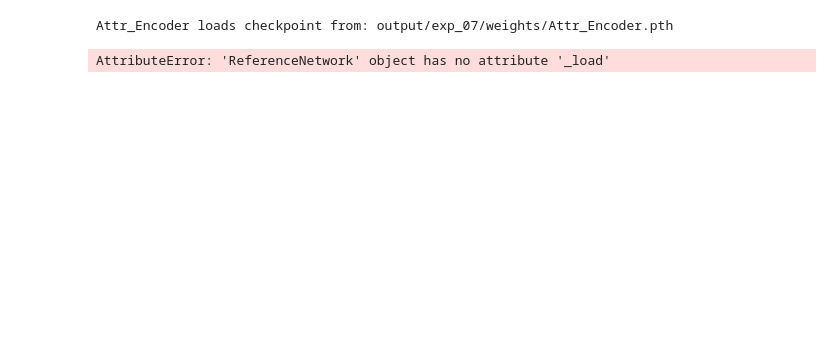
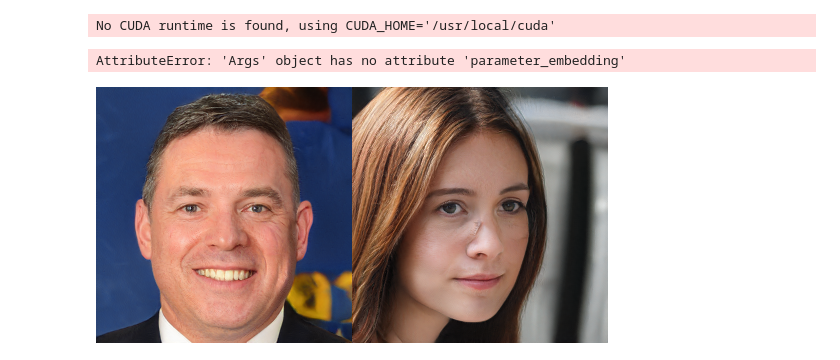
Before and after one commit to RodneyHe/stylespace_plus, a Jupyter notebook: evaluation.ipynb, the cells around one changed output. Cells and saved outputs as stored; diff of their text form; code cells hidden in the pictures; blank space fills up the shorter version.

```diff
--- a/evaluation.ipynb
+++ b/evaluation.ipynb
@@ -6,6 +6,7 @@ import cv2 as cv
 import numpy as np
 
 import torch
+import os
 import torchvision.transforms.functional as TF
 from torchvision.io import read_image
 from torchvision.utils import make_grid
@@ -13,39 +14,56 @@ from torchvision.utils import make_grid
 
 class Args(object):
     def __init__(self):
-        self.name = "exp_07"
+        self.name = "exp_11"
         self.resolution = 256
-        self.load_checkpoint = True
+        self.load_checkpoint = ""
         self.train = False
-        self.dataset_path = Path("./dataset/gen_dataset/")
+        self.dataset_path = Path("./dataset/")
         self.results_dir = Path("./output")
         self.pretrained_models_path = Path("./pretrained")
-        self.train_data_size = 50000
+        self.train_data_size = 36000
         self.batch_size = 6
         self.reals = False
         self.test_real_attr = True
         self.train_real_attr = False
         self.weights_dir = self.results_dir.joinpath(self.name+"/weights")
+        self.feature_embedding = False
+
 
 args = Args()
 
 DEVICE = torch.device("cuda" if torch.cuda.is_available() else "cpu")
 
-id_model_path = str(args.pretrained_models_path.joinpath("resnet50_scratch_weight.pkl"))
-stylegan_G_path = str(args.pretrained_models_path.joinpath("ffhq.pkl"))
-landmarks_model_path = str(args.pretrained_models_path.joinpath('3DDFA/phase1_wpdc_vdc.pth.tar'))
+id_model_path = str(args.pretrained_models_path.joinpath(
+    "20180402-114759-vggface2.pt"))
+stylegan_G_path = str(args.pretrained_models_path.joinpath(
+    "stylegan2-ffhq-256x256.pkl"))
+landmarks_model_path = str(
+    args.pretrained_models_path.joinpath('3DDFA/phase1_wpdc_vdc.pth.tar'))
 
 network = Network(args=args, id_model_path=id_model_path, base_generator_path=stylegan_G_path,
-                  landmarks_detector_path=landmarks_model_path, device=DEVICE, load_chackpoint=args.load_checkpoint)
+                  landmarks_detector_path=landmarks_model_path, device=DEVICE)
 # %% [output]
-Attr_Encoder loads checkpoint from: output/exp_07/weights/Attr_Encoder.pth
+No CUDA runtime is found, using CUDA_HOME='/usr/local/cuda'
-AttributeError: 'ReferenceNetwork' object has no attribute '_load'
+AttributeError: 'Args' object has no attribute 'parameter_embedding'
 # %%
-id_image = cv.imread(str(args.dataset_path.joinpath("image/1000/3.png")))
-attr_image = cv.imread(str(args.dataset_path.joinpath("image/1000/29.png")))
+id_img_path = "gen_dataset/image/4000/3000.png"
+id_img_seed = int(os.path.splitext(os.path.basename(id_img_path))[0])
 
-id_image = torch.from_numpy(id_image.transpose((2, 0, 1))).float().to(DEVICE)
-attr_image = torch.from_numpy(attr_image.transpose((2, 0, 1))).float().to(DEVICE)
+attr_img_path = "gen_dataset/image/1000/964.png"
 
-TF.to_pil_image(make_grid([id_image.flip(-3).to(torch.uint8), attr_image.flip(-3).to(torch.uint8)]))
+id_image = cv.imread(str(args.dataset_path.joinpath(id_img_path)))
+attr_image = cv.imread(str(args.dataset_path.joinpath(attr_img_path)))
+
+id_image = torch.from_numpy(id_image.transpose(
+    (2, 0, 1))).float().to(DEVICE).flip(-3)
+id_image.sub_(127.5).div_(128)
+attr_image = torch.from_numpy(attr_image.transpose(
+    (2, 0, 1))).float().to(DEVICE).flip(-3)
+attr_image.sub_(127.5).div_(128)
+
+show_image = torch.concat((id_image, attr_image), -1)
+TF.to_pil_image(((show_image+1)/2))
+# %% [output]
+[figure, added]
 # %%
```
Also changed, not shown: parts of 15 cells of this notebook, 23 other files.
